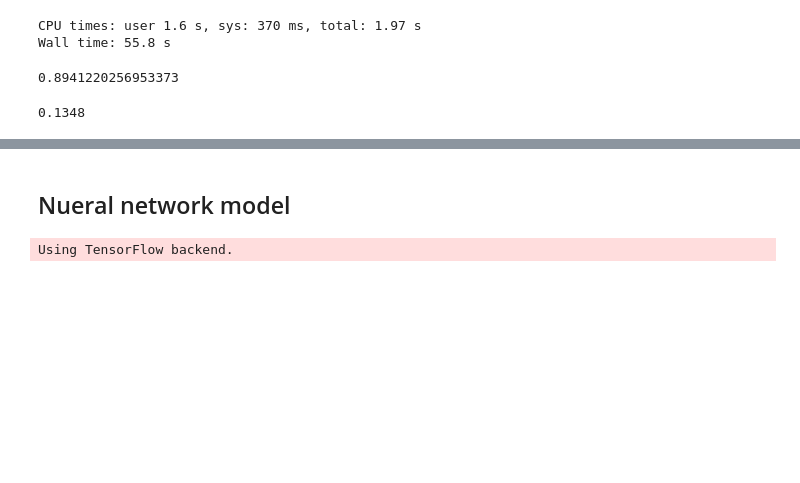
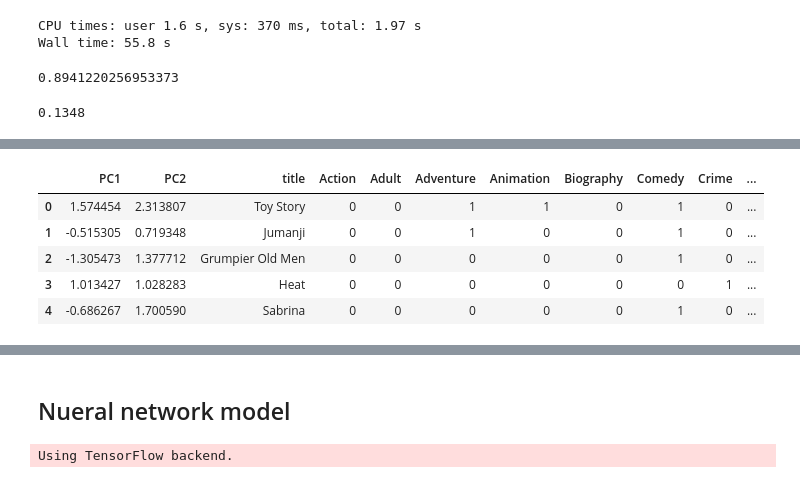
Before and after one commit to jackbustertann/Movie_recommendation_system, a Jupyter notebook: index.ipynb, the cells around one changed output, grey strips where cells are left out. Cells and saved outputs as stored; diff of their text form; code cells hidden in the pictures; blank space fills up the shorter version.

```diff
--- a/index.ipynb
+++ b/index.ipynb
@@ -481,0 +540,10 @@ coverage_score(top_n_movies_list, unique_movies)
+# %%
+reduced_features_df = pd.concat([reduced_features_df, movie_features_df], axis = 1).drop(columns = ['feature' + str(i) for i in range(1,16)])
+reduced_features_df.head()
+# %% [output]
+|  | PC1 | PC2 | title | Action | Adult | Adventure | Animation | Biography | Comedy | Crime | ... |
+| 0 | 1.574454 | 2.313807 | Toy Story | 0 | 0 | 1 | 1 | 0 | 1 | 0 | ... |
+| 1 | -0.515305 | 0.719348 | Jumanji | 0 | 0 | 1 | 0 | 0 | 1 | 0 | ... |
+| 2 | -1.305473 | 1.377712 | Grumpier Old Men | 0 | 0 | 0 | 0 | 0 | 1 | 0 | ... |
+| 3 | 1.013427 | 1.028283 | Heat | 0 | 0 | 0 | 0 | 0 | 0 | 1 | ... |
+| 4 | -0.686267 | 1.700590 | Sabrina | 0 | 0 | 0 | 0 | 0 | 1 | 0 | ... |
```
Also changed, not shown: parts of 13 cells of this notebook.
